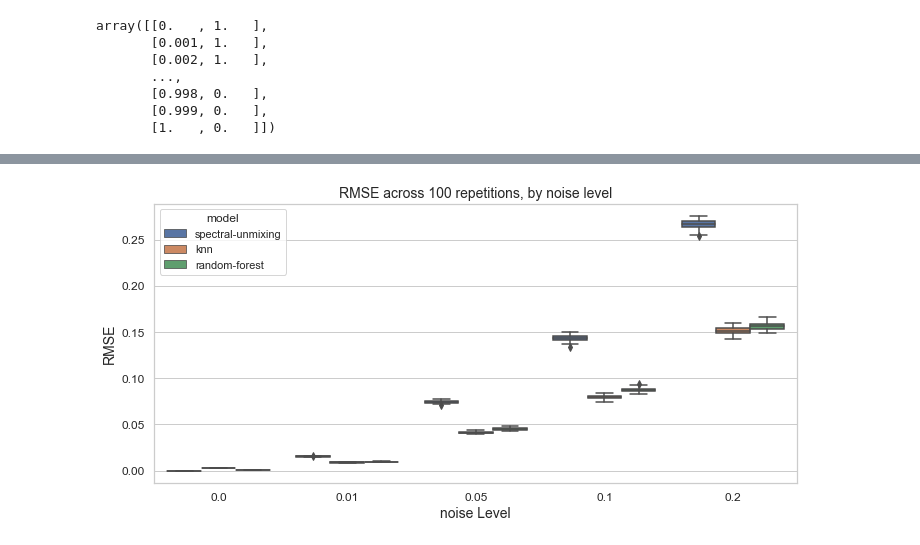
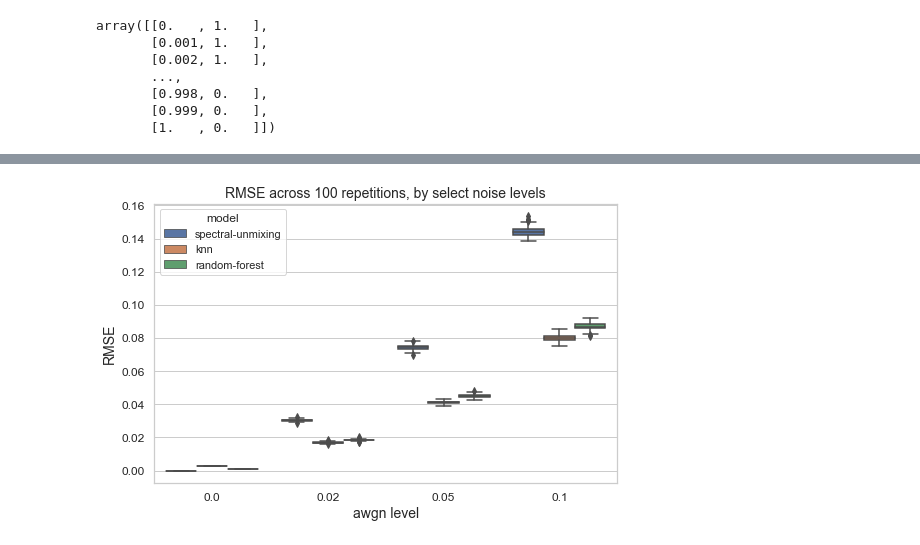
Before and after one commit to kylemjonesislanders/md-anderson, a Jupyter notebook: spectral-unmixing/simulation_experiment.ipynb, the cells around one changed output, grey strips where cells are left out. Saved outputs shown, nothing was run; the diff lists cells and outputs as text; code cells hidden in the pictures.

```diff
--- a/spectral-unmixing/simulation_experiment.ipynb
+++ b/spectral-unmixing/simulation_experiment.ipynb
@@ -804,7 +804,7 @@ linear_regressor = LinearRegression(fit_intercept=False, positive=True)
 results = []
 
 # Define noise levels
-noise_levels = [0, 0.01, 0.05, 0.1, 0.2]
+noise_levels = np.linspace(0,.2,21)
 for noise_level in noise_levels:
 
     # Define number of repetitions
@@ -934,17 +933,0 @@ results
-# %%
-# Box Plot of result
-fig, ax = plt.subplots(figsize = (10,5))
-sns.set(style="whitegrid")
-sns.boxplot(x='noise_level', y='avg_rmse', hue='model', data = results)
-ax.set_xlabel("noise Level",
-              fontsize=14)
-ax.set_ylabel("RMSE",
-              fontsize=14)
-ax.set_title("RMSE across 100 repetitions, by noise level",
-             fontsize=14)
-for tick in ax.xaxis.get_major_ticks():
-    tick.label.set_fontsize(12)
-for tick in ax.yaxis.get_major_ticks():
-    tick.label.set_fontsize(12)
-fig.tight_layout()
-plt.show()
@@ -979,22 +1011,24 @@ table_results
 # %%
 # Box Plot of result -- without ridge-regression
-fig, ax = plt.subplots(figsize = (10,5))
+fig, ax = plt.subplots(figsize = (7.5,5))
 sns.set(style="whitegrid")
+noise_levels = [0.00, 0.02, 0.05, 0.1]
 sns.boxplot(x='noise_level',
             y='avg_rmse',
             hue='model',
-            data = results.loc[results['model']!='ridge-regression'])
-ax.set_xlabel("noise Level",
+            data = results.loc[(results['model']!='ridge-regression')&\
+                               (results['noise_level'].isin(noise_levels))])
+ax.set_xlabel("awgn level",
               fontsize=14)
 ax.set_ylabel("RMSE",
               fontsize=14)
-ax.set_title("RMSE across 100 repetitions, by noise level",
+ax.set_title("RMSE across 100 repetitions, by select noise levels",
              fontsize=14)
 for tick in ax.xaxis.get_major_ticks():
     tick.label.set_fontsize(12)
 for tick in ax.yaxis.get_major_ticks():
     tick.label.set_fontsize(12)
 fig.tight_layout()
 plt.show()
 # %% [output]
-[figure, old version]
+[figure, new version]
```
Also changed, not shown: parts of 12 cells of this notebook.
